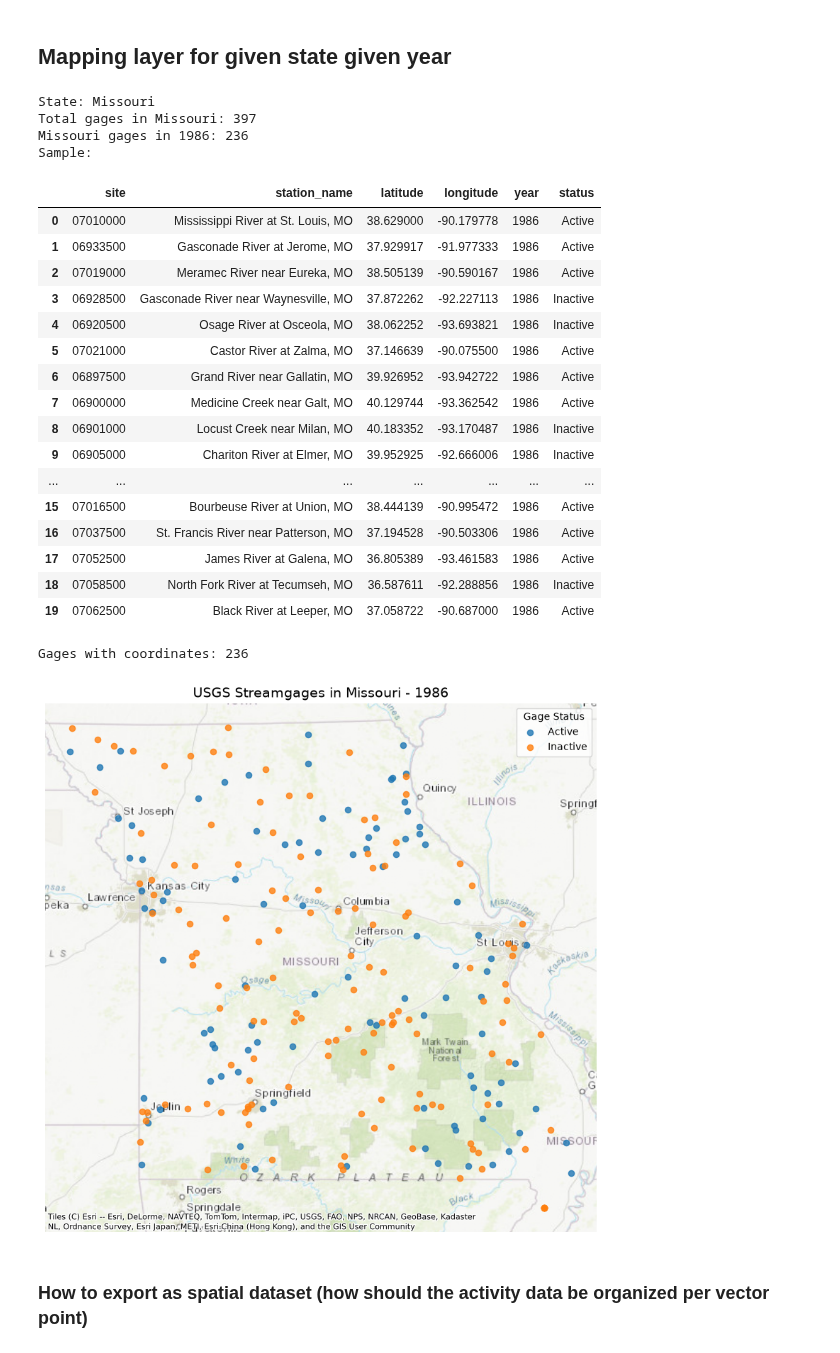
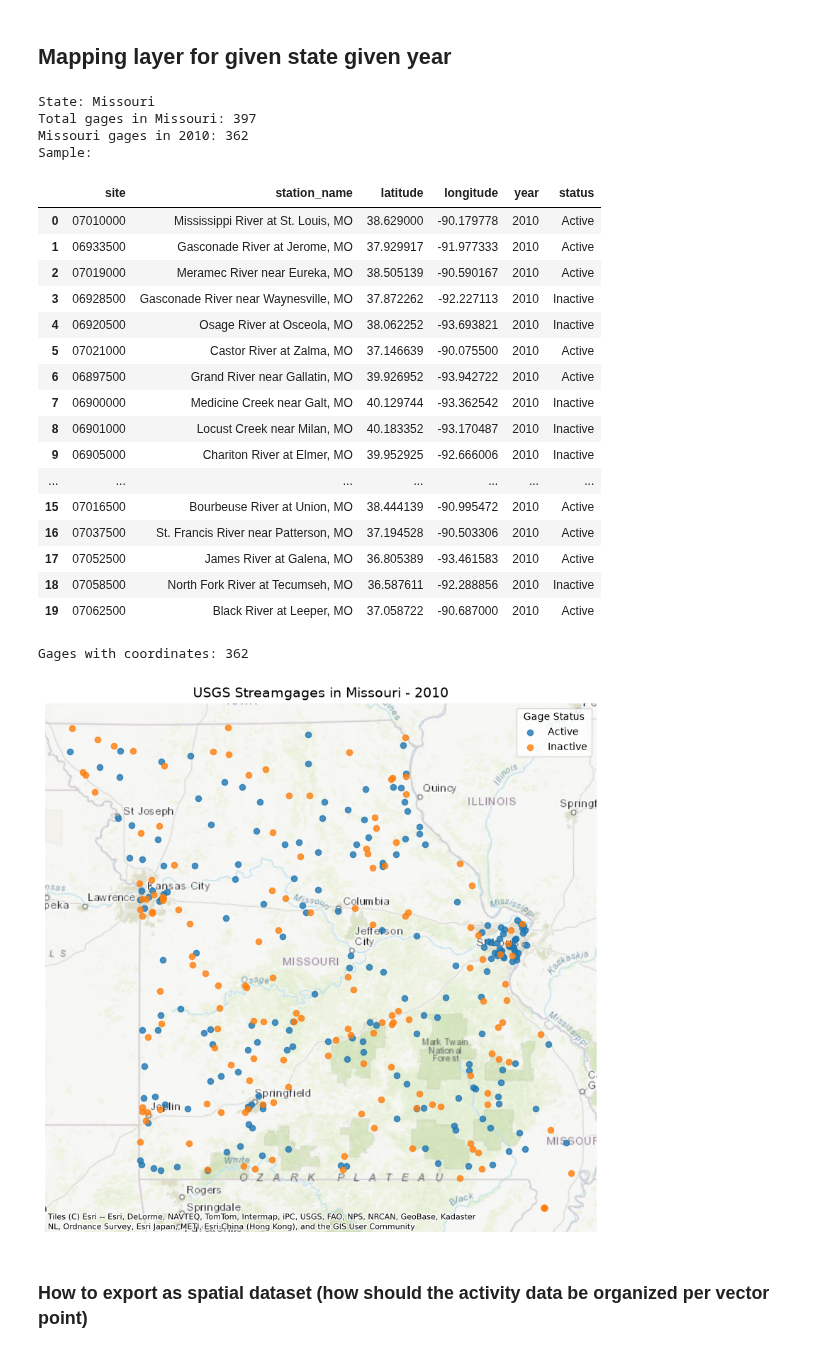
Before and after one commit to SophiaMeyers/USGS-Gages-Research, a Jupyter notebook: notebooks/261021-01_explore_usgs_gages.ipynb, the cells around one changed output. Drawn from its saved outputs; the diff is of its cells as text; code cells hidden in the pictures.

```diff
--- a/notebooks/261021-01_explore_usgs_gages.ipynb
+++ b/notebooks/261021-01_explore_usgs_gages.ipynb
@@ -592,7 +593,7 @@ Rows matching 09489082: 1
 # %%
 #interchangable
 state = "Missouri"
-year = 1986
+year = 2010
 
 #From previous
 input_file = (
@@ -742,50 +743,50 @@ inactive = gdf[gdf["status"] == "Inactive"]
 inactive.plot(
     ax=ax,
     markersize=35,
     label="Inactive",
     alpha=0.8
 )
 
 # Add basemap
 ctx.add_basemap(
     ax,
     source=ctx.providers.Esri.WorldTopoMap
 )
 
 ax.set_title(
     f"USGS Streamgages in {state} - {year}",
     fontsize=14
 )
 
 ax.set_axis_off()
 
 ax.legend(title="Gage Status")
 
 plt.tight_layout()
 plt.show()
 # %% [output]
 State: Missouri
 Total gages in Missouri: 397
-Missouri gages in 1986: 236
+Missouri gages in 2010: 362
 Sample:
 |  | site | station_name | latitude | longitude | year | status |
-| 0 | 07010000 | Mississippi River at St. Louis, MO | 38.629000 | -90.179778 | 1986 | Active |
-| 1 | 06933500 | Gasconade River at Jerome, MO | 37.929917 | -91.977333 | 1986 | Active |
-| 2 | 07019000 | Meramec River near Eureka, MO | 38.505139 | -90.590167 | 1986 | Active |
-| 3 | 06928500 | Gasconade River near Waynesville, MO | 37.872262 | -92.227113 | 1986 | Inactive |
-| 4 | 06920500 | Osage River at Osceola, MO | 38.062252 | -93.693821 | 1986 | Inactive |
-| 5 | 07021000 | Castor River at Zalma, MO | 37.146639 | -90.075500 | 1986 | Active |
-| 6 | 06897500 | Grand River near Gallatin, MO | 39.926952 | -93.942722 | 1986 | Active |
-| 7 | 06900000 | Medicine Creek near Galt, MO | 40.129744 | -93.362542 | 1986 | Active |
-| 8 | 06901000 | Locust Creek near Milan, MO | 40.183352 | -93.170487 | 1986 | Inactive |
-| 9 | 06905000 | Chariton River at Elmer, MO | 39.952925 | -92.666006 | 1986 | Inactive |
+| 0 | 07010000 | Mississippi River at St. Louis, MO | 38.629000 | -90.179778 | 2010 | Active |
+| 1 | 06933500 | Gasconade River at Jerome, MO | 37.929917 | -91.977333 | 2010 | Active |
+| 2 | 07019000 | Meramec River near Eureka, MO | 38.505139 | -90.590167 | 2010 | Active |
+| 3 | 06928500 | Gasconade River near Waynesville, MO | 37.872262 | -92.227113 | 2010 | Inactive |
+| 4 | 06920500 | Osage River at Osceola, MO | 38.062252 | -93.693821 | 2010 | Inactive |
+| 5 | 07021000 | Castor River at Zalma, MO | 37.146639 | -90.075500 | 2010 | Active |
+| 6 | 06897500 | Grand River near Gallatin, MO | 39.926952 | -93.942722 | 2010 | Active |
+| 7 | 06900000 | Medicine Creek near Galt, MO | 40.129744 | -93.362542 | 2010 | Inactive |
+| 8 | 06901000 | Locust Creek near Milan, MO | 40.183352 | -93.170487 | 2010 | Inactive |
+| 9 | 06905000 | Chariton River at Elmer, MO | 39.952925 | -92.666006 | 2010 | Inactive |
 | ... | ... | ... | ... | ... | ... | ... |
-| 15 | 07016500 | Bourbeuse River at Union, MO | 38.444139 | -90.995472 | 1986 | Active |
-| 16 | 07037500 | St. Francis River near Patterson, MO | 37.194528 | -90.503306 | 1986 | Active |
-| 17 | 07052500 | James River at Galena, MO | 36.805389 | -93.461583 | 1986 | Active |
-| 18 | 07058500 | North Fork River at Tecumseh, MO | 36.587611 | -92.288856 | 1986 | Inactive |
-| 19 | 07062500 | Black River at Leeper, MO | 37.058722 | -90.687000 | 1986 | Active |
+| 15 | 07016500 | Bourbeuse River at Union, MO | 38.444139 | -90.995472 | 2010 | Active |
+| 16 | 07037500 | St. Francis River near Patterson, MO | 37.194528 | -90.503306 | 2010 | Active |
+| 17 | 07052500 | James River at Galena, MO | 36.805389 | -93.461583 | 2010 | Active |
+| 18 | 07058500 | North Fork River at Tecumseh, MO | 36.587611 | -92.288856 | 2010 | Inactive |
+| 19 | 07062500 | Black River at Leeper, MO | 37.058722 | -90.687000 | 2010 | Active |
-Gages with coordinates: 236
+Gages with coordinates: 362
-[figure, old version]
+[figure, new version]
 # %% [markdown]
 ### How to export as spatial dataset (how should the activity data be organized per vector point)
```
Also changed, not shown: parts of 15 cells of this notebook, 2 other files.
